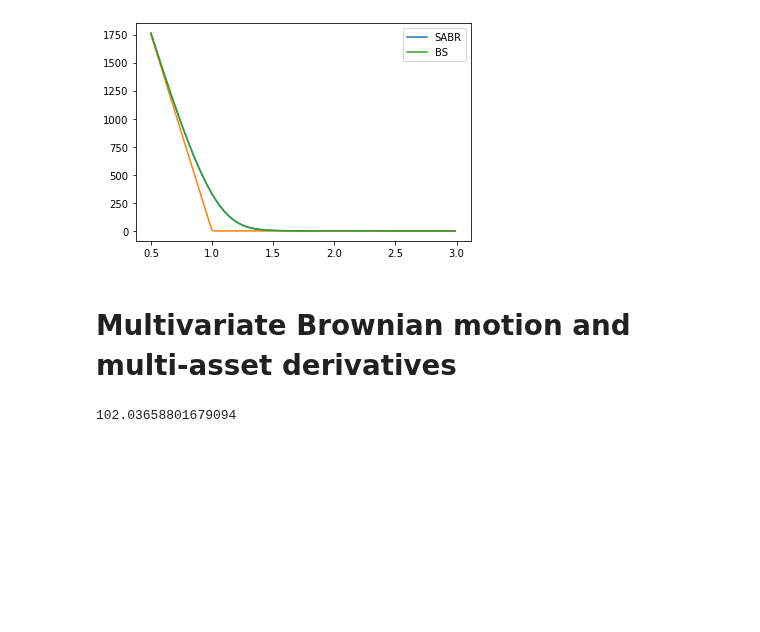
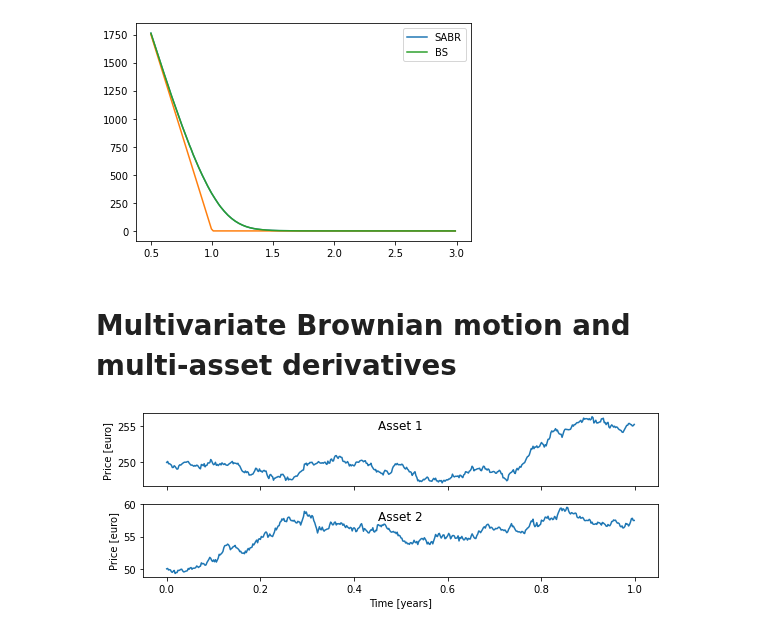
Before and after one commit to WillemJan9519/SPFDM-2, a Jupyter notebook: SPFDM 2.ipynb, the cells around one changed output. Cells and saved outputs as stored; diff of their text form; code cells hidden in the pictures; blank space fills up the shorter version.

```diff
--- a/SPFDM 2.ipynb
+++ b/SPFDM 2.ipynb
@@ -283,7 +283,7 @@ MC.calc_implied_vola()
 <h1>Multivariate Brownian motion and multi-asset derivatives</h1>
 # %%
 class multivariate_brownian():
-    def __init__(self, Npaths, Ntimesteps, T):
+    def __init__(self, Npaths, Ntimesteps, T,rho):
         """Initialize Multivariate GBM using birthdates as stock prices and volatilities"""
         # Stock prices and volatilies are functin of birthdates
         day1,month1 = 25,2
@@ -297,7 +297,7 @@ class multivariate_brownian():
         self.sigmas = np.vstack((self.sigma1, self.sigma2))
 
         # Set correlation between Brownian motions
-        self.rho = 0.3
+        self.rho = rho
 
         # Set risk free rate
         self.rf = np.log(1.02)
@@ -335,7 +335,6 @@ class multivariate_brownian():
         # Propagate
         for i in range(self.Nsteps-1):
             prices[:,:,i+1] = self.propagate(prices[:,:,i])
-
         return prices
 
     def plot_one_path(self):
@@ -364,13 +363,16 @@ class multivariate_brownian():
     def plot_many(self):
         """Make a plot of the overall distribution and also plot the resulting PDF of final
            prices."""
+        # Obtain price process
         prices = self.simulate()
+        # Define time axis
         timearr = np.arange(0,self.T,self.dT)
-
+        # Four plots: two timeplots and two histograms of final distributions
         fig, [[a0, a1],[a2,a3]] = plt.subplots(2, 2, gridspec_kw={'width_ratios': [4, 1]},figsize=(9,3.4))
         for i in range(self.Npaths-1):
             a0.plot(timearr,prices[0,i,:],color='black',lw=0.02)
             a2.plot(timearr,prices[1,i,:],color='black',lw=0.02)
+        # Plot one line in green
         a0.plot(timearr,prices[0,i,:],color='green',lw=1.0)
         a2.plot(timearr,prices[1,i,:],color='green',lw=1.0)
 
@@ -381,45 +383,46 @@ class multivariate_brownian():
         a0.set_xlim(-0.025,self.T)
         a2.set_xlim(-0.025,self.T)
 
+        # Plot histograms in sidepanels
         a1.hist(prices[0,:,-1],bins=100, orientation="horizontal", color='gray')
         a3.hist(prices[1,:,-1],bins=100, orientation="horizontal", color='gray')
-
+        # Force correct limits of these panels
         a1.set_ylim(a0.get_ylim())
         a3.set_ylim(a2.get_ylim())
+
         plt.tight_layout(pad=0)
-
-        #a0.set_xticks(a0.get_xticks())
+        # Hide labels on upper timeplot, but still show ticks!
         a0.set_xticklabels(['']*len(a0.get_xticks()))
         a1.set_xticks([])
         a1.set_yticks([])
         a3.set_xticks([])
         a3.set_yticks([])
         plt.savefig('Many_correlatedGBM.pdf',bbox_inches='tight')
         plt.show()
 
 
 
     def option_price(self,K):
         """Simulate the option price by
            1) simulating stock prices
            2) obtaining payoff of each option
            3) taking mean
            4) discounting to present day"""
         # Obtain simulated stock prices
         prices = self.simulate()
         # Get final prices
         finalprice1 = prices[0,:,-1]
         finalprice2 = prices[1,:,-1]
 
         # Define payoff function
         optionvalues = np.max(np.vstack((np.zeros(len(finalprice1)),finalprice1-finalprice2-K)),axis=0)
         optionprice_T = np.mean(optionvalues)
 
         # Discount to present day
         optionprice_0 = np.exp(-self.rf*self.T)*optionprice_T
         return optionprice_0
 
-BGMB = multivariate_brownian(Npaths = 10000, Ntimesteps = 500, T = 1)
-BGMB.option_price(100)
+BGMB = multivariate_brownian(Npaths = 10000, Ntimesteps = 500, T = 1,rho=0.3)
+BGMB.plot_one_path()
 # %% [output]
-102.03658801679094
+[figure, added]
```
Also changed, not shown: parts of 3 cells of this notebook.
